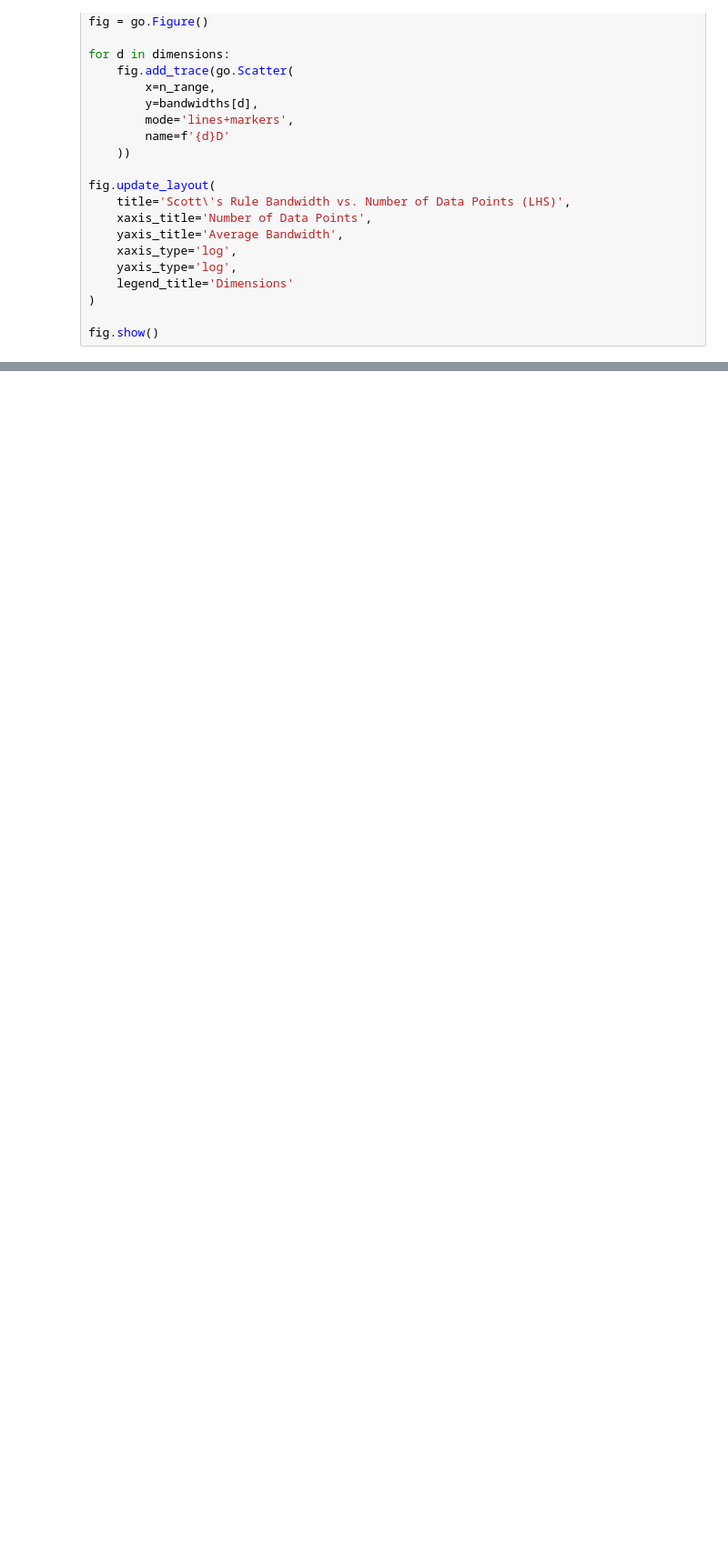
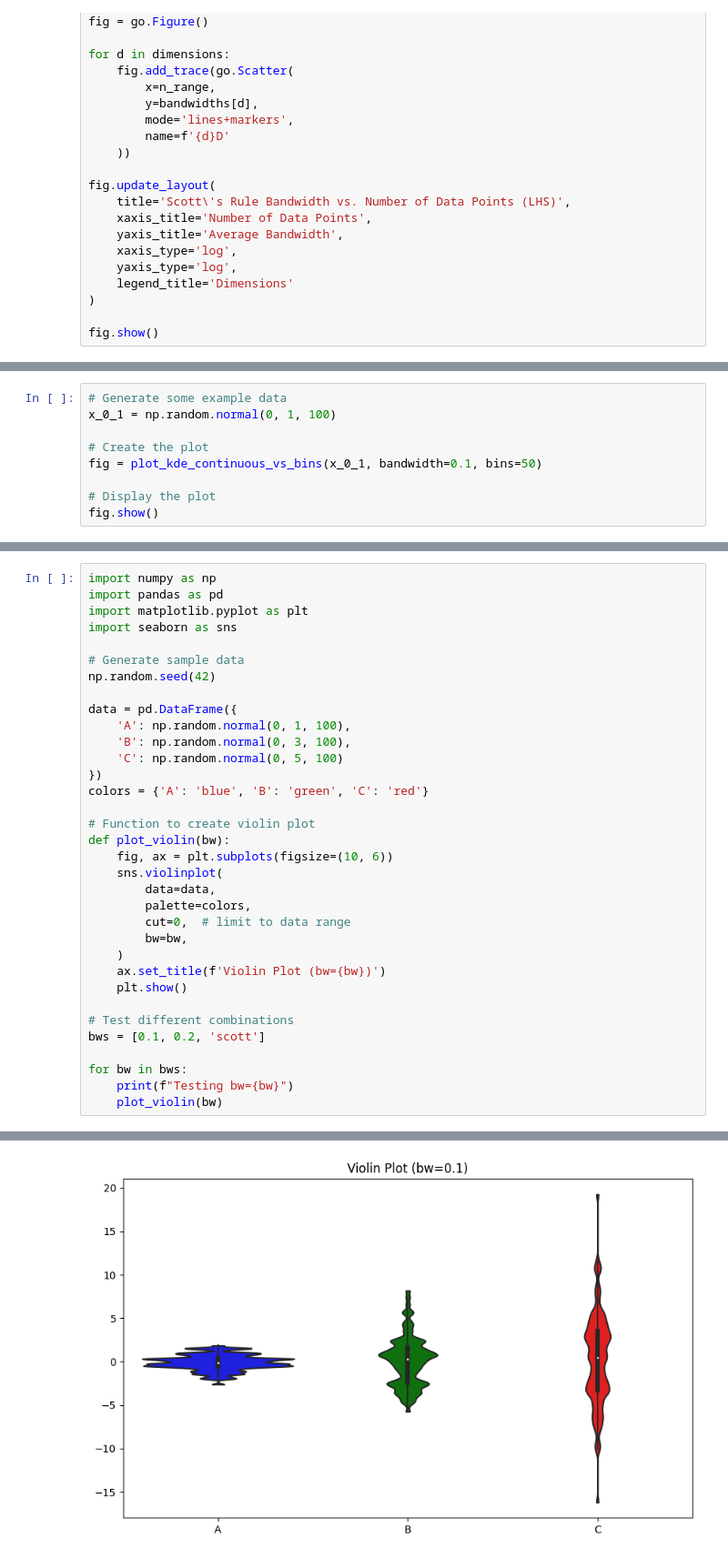
Before and after one commit to yassersami/sampler, a Jupyter notebook: notebooks/21_KDE.ipynb, the cells around one changed output, grey strips where cells are left out. Shown at 91% size. Cells and saved outputs as stored; diff of their text form; blank space fills up the shorter version.

```diff
--- a/notebooks/21_KDE.ipynb
+++ b/notebooks/21_KDE.ipynb
@@ -240,0 +344,9 @@ fig.show()
+# %%
+# Generate some example data
+x_0_1 = np.random.normal(0, 1, 100)
+
+# Create the plot
+fig = plot_kde_continuous_vs_bins(x_0_1, bandwidth=0.1, bins=50)
+
+# Display the plot
+fig.show()
@@ -240,0 +458,35 @@ fig.show()
+# %%
+import numpy as np
+import pandas as pd
+import matplotlib.pyplot as plt
+import seaborn as sns
+
+# Generate sample data
+np.random.seed(42)
+
+data = pd.DataFrame({
+    'A': np.random.normal(0, 1, 100),
+    'B': np.random.normal(0, 3, 100),
+    'C': np.random.normal(0, 5, 100)
+})
+colors = {'A': 'blue', 'B': 'green', 'C': 'red'}
+
+# Function to create violin plot
+def plot_violin(bw):
+    fig, ax = plt.subplots(figsize=(10, 6))
+    sns.violinplot(
+        data=data,
+        palette=colors,
+        cut=0,  # limit to data range
+        bw=bw,
+    )
+    ax.set_title(f'Violin Plot (bw={bw})')
+    plt.show()
+
+# Test different combinations
+bws = [0.1, 0.2, 'scott']
+
+for bw in bws:
+    print(f"Testing bw={bw}")
+    plot_violin(bw)
+# %% [output]
@@ -240,0 +494 @@ fig.show()
+[figure, added]
```
Also changed, not shown: parts of 10 cells of this notebook, 6 other files.
